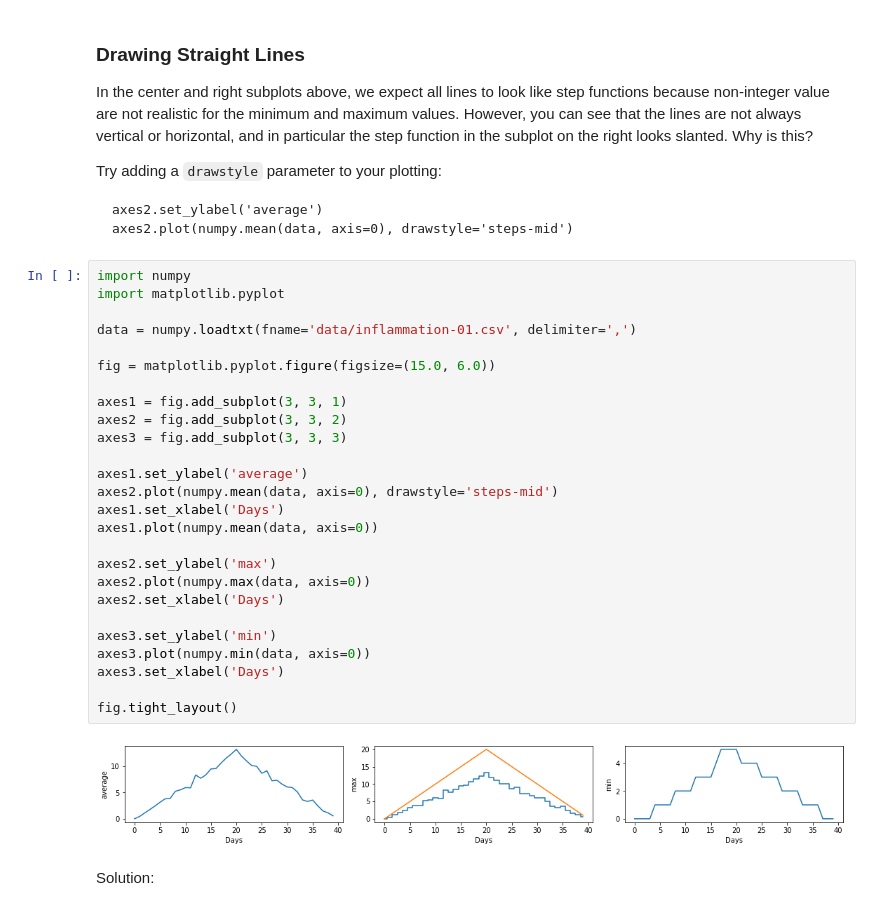
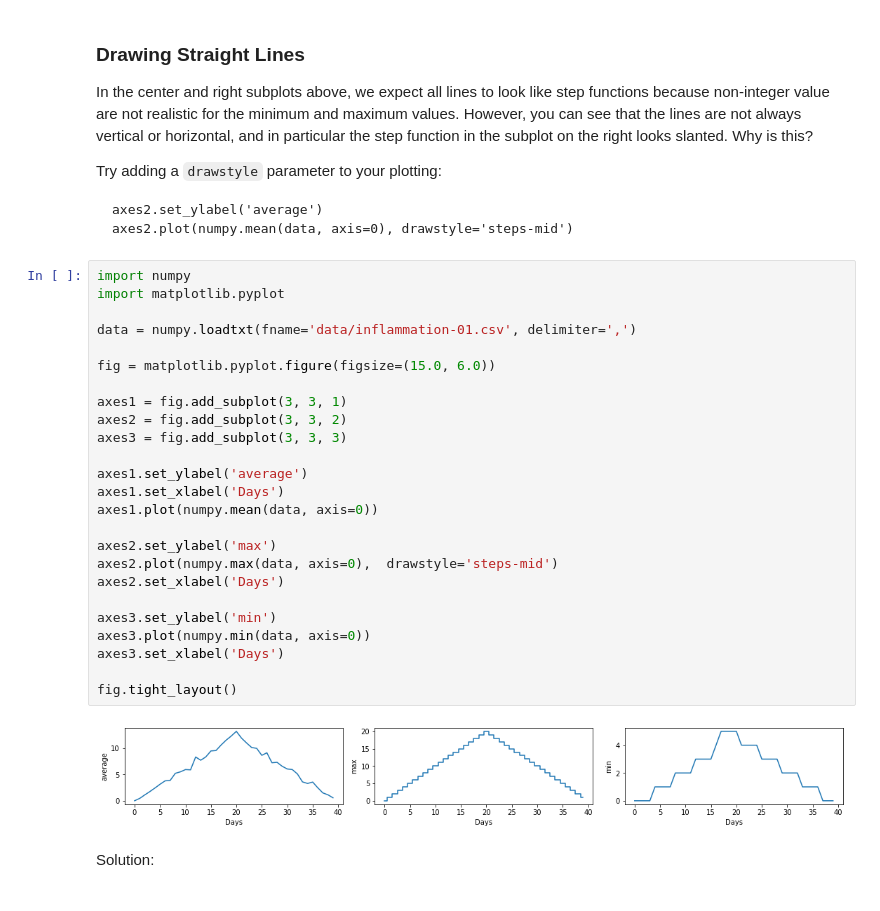
Before and after one commit to smpgsara/2019-07-24-intro-to-python-workshop, a Jupyter notebook: lessons/python/ep1-introduction.ipynb, the cells around one changed output. Saved outputs shown, nothing was run; the diff lists cells and outputs as text.

```diff
--- a/lessons/python/ep1-introduction.ipynb
+++ b/lessons/python/ep1-introduction.ipynb
@@ -949,31 +947,30 @@ axes2.plot(numpy.mean(data, axis=0), drawstyle='steps-mid')
 # %%
 import numpy
 import matplotlib.pyplot
 
 data = numpy.loadtxt(fname='data/inflammation-01.csv', delimiter=',')
 
 fig = matplotlib.pyplot.figure(figsize=(15.0, 6.0))
 
 axes1 = fig.add_subplot(3, 3, 1)
 axes2 = fig.add_subplot(3, 3, 2)
 axes3 = fig.add_subplot(3, 3, 3)
 
 axes1.set_ylabel('average')
-axes2.plot(numpy.mean(data, axis=0), drawstyle='steps-mid')
 axes1.set_xlabel('Days')
 axes1.plot(numpy.mean(data, axis=0))
 
 axes2.set_ylabel('max')
-axes2.plot(numpy.max(data, axis=0))
+axes2.plot(numpy.max(data, axis=0),  drawstyle='steps-mid')
 axes2.set_xlabel('Days')
 
 axes3.set_ylabel('min')
 axes3.plot(numpy.min(data, axis=0))
 axes3.set_xlabel('Days')
 
 fig.tight_layout()
 # %% [output]
-[figure, old version]
+[figure, new version]
 # %% [markdown]
 Solution:
 # %% [markdown]
```
Also changed, not shown: parts of 5 cells of this notebook, 1 other file.
